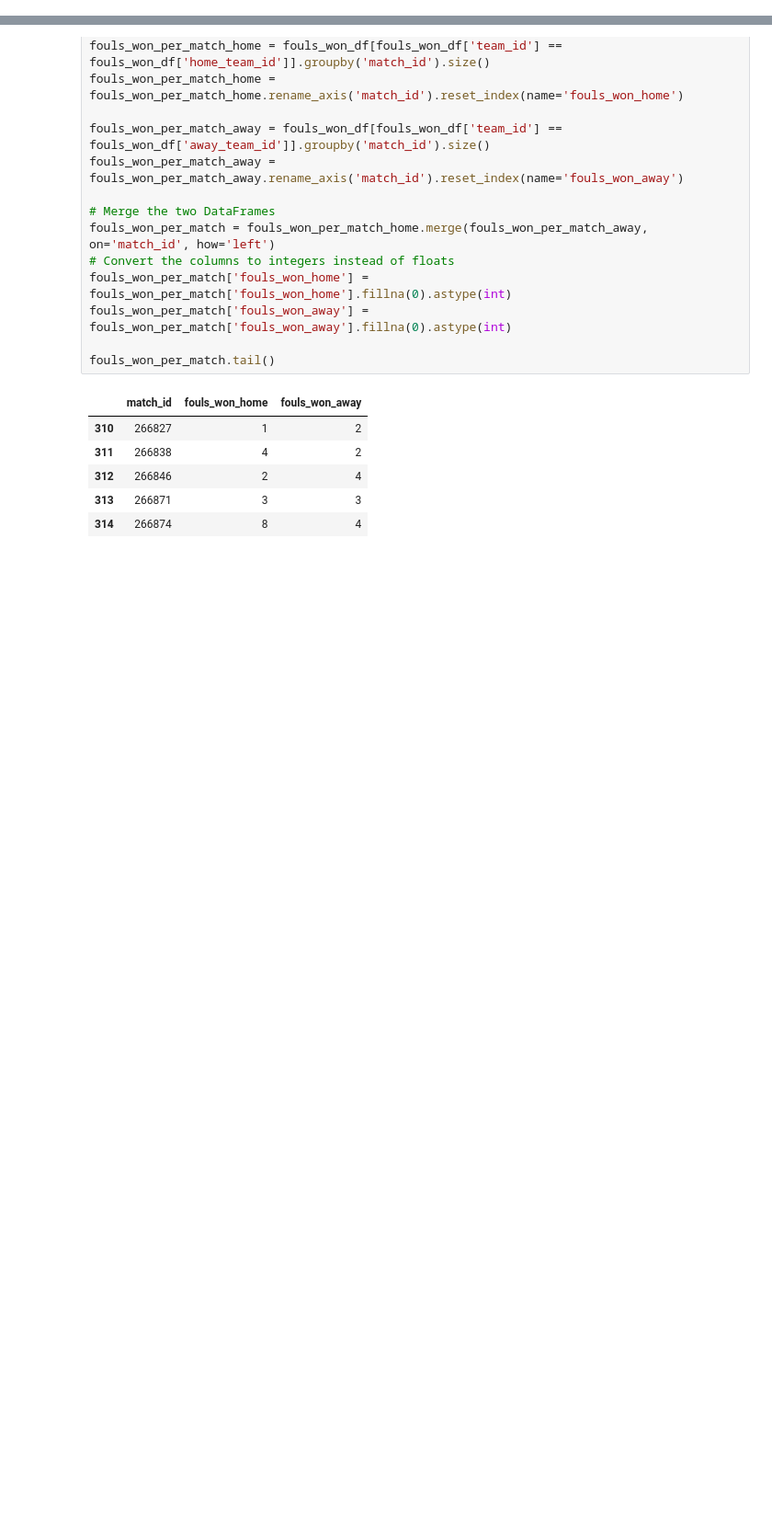
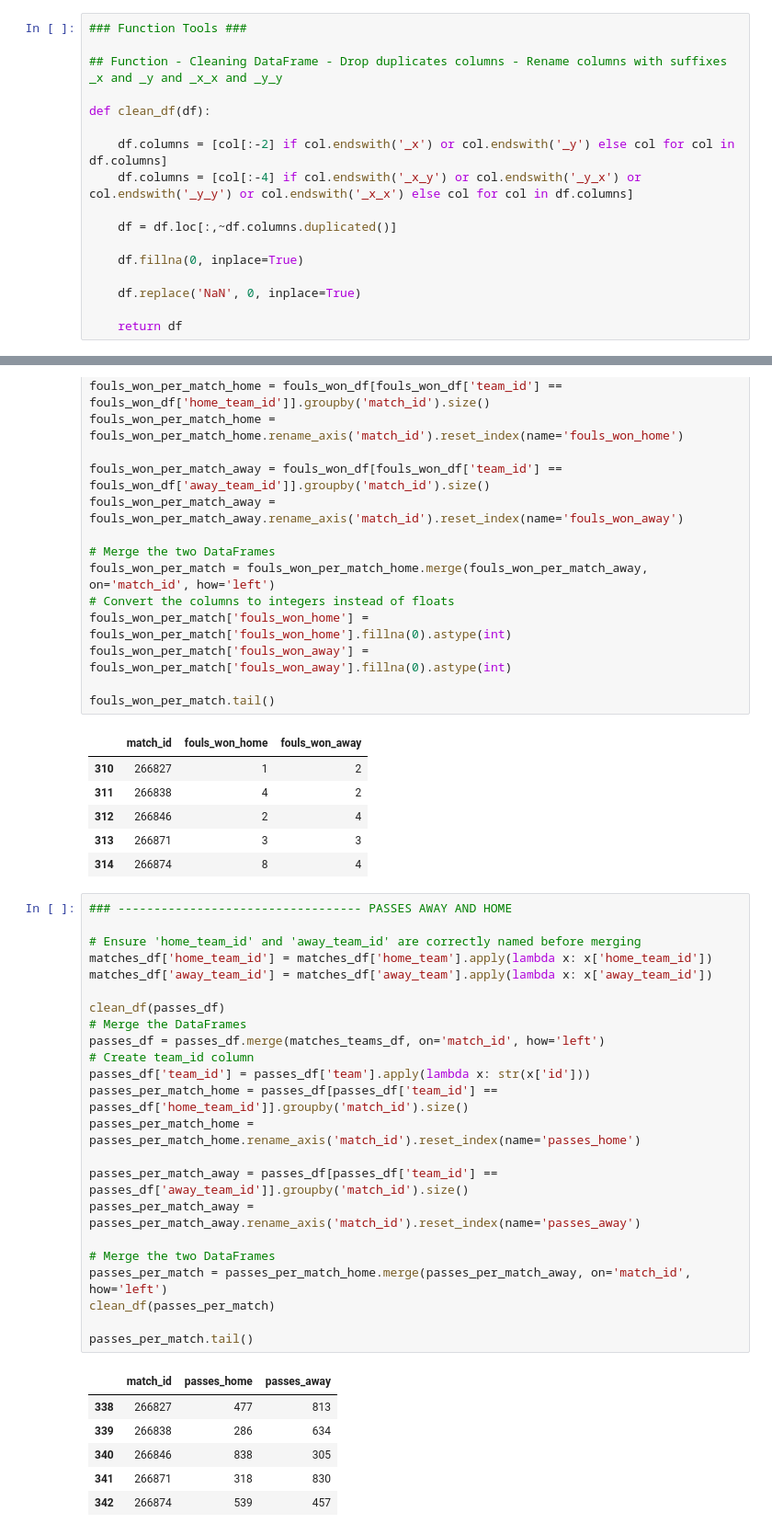
Before and after one commit to Nyvek4/winai-football, a Jupyter notebook: data_collect/ds_creation/statsbomb-formating.ipynb, the cells around one changed output, grey strips where cells are left out. Shown: that part at 92% size. Drawn from its saved outputs; the diff is of its cells as text; blank space fills up the shorter version.

```diff
--- a/data_collect/ds_creation/statsbomb-formating.ipynb
+++ b/data_collect/ds_creation/statsbomb-formating.ipynb
@@ -296,3 +314,20 @@ See the caveats in the documentation: https://pandas.pydata.org/pandas-docs/stab
+# %%
+### Function Tools ###
+
+## Function - Cleaning DataFrame - Drop duplicates columns - Rename columns with suffixes _x and _y and _x_x and _y_y
+
+def clean_df(df):
+
+    df.columns = [col[:-2] if col.endswith('_x') or col.endswith('_y') else col for col in df.columns]
+    df.columns = [col[:-4] if col.endswith('_x_y') or col.endswith('_y_x') or col.endswith('_y_y') or col.endswith('_x_x') else col for col in df.columns]
+
+    df = df.loc[:,~df.columns.duplicated()]
+
+    df.fillna(0, inplace=True)
+
+    df.replace('NaN', 0, inplace=True)
+
+    return df
 # %%
 ### SLICING DATAFRAME TO FIT THE EVENT BATCHS LOADS SIZE
 
@@ -599,3 +647,33 @@ fouls_won_per_match.tail()
 | 312 | 266846 | 2 | 4 |
 | 313 | 266871 | 3 | 3 |
 | 314 | 266874 | 8 | 4 |
+# %%
+### ---------------------------------- PASSES AWAY AND HOME
+
+# Ensure 'home_team_id' and 'away_team_id' are correctly named before merging
+matches_df['home_team_id'] = matches_df['home_team'].apply(lambda x: x['home_team_id'])
+matches_df['away_team_id'] = matches_df['away_team'].apply(lambda x: x['away_team_id'])
+
+clean_df(passes_df)
+# Merge the DataFrames
+passes_df = passes_df.merge(matches_teams_df, on='match_id', how='left')
+# Create team_id column
+passes_df['team_id'] = passes_df['team'].apply(lambda x: str(x['id']))
+passes_per_match_home = passes_df[passes_df['team_id'] == passes_df['home_team_id']].groupby('match_id').size()
+passes_per_match_home = passes_per_match_home.rename_axis('match_id').reset_index(name='passes_home')
+
+passes_per_match_away = passes_df[passes_df['team_id'] == passes_df['away_team_id']].groupby('match_id').size()
+passes_per_match_away = passes_per_match_away.rename_axis('match_id').reset_index(name='passes_away')
+
+# Merge the two DataFrames
+passes_per_match = passes_per_match_home.merge(passes_per_match_away, on='match_id', how='left')
+clean_df(passes_per_match)
+
+passes_per_match.tail()
+# %% [output]
+|  | match_id | passes_home | passes_away |
+| 338 | 266827 | 477 | 813 |
+| 339 | 266838 | 286 | 634 |
+| 340 | 266846 | 838 | 305 |
+| 341 | 266871 | 318 | 830 |
+| 342 | 266874 | 539 | 457 |
```
Also changed, not shown: parts of 10 cells of this notebook.
